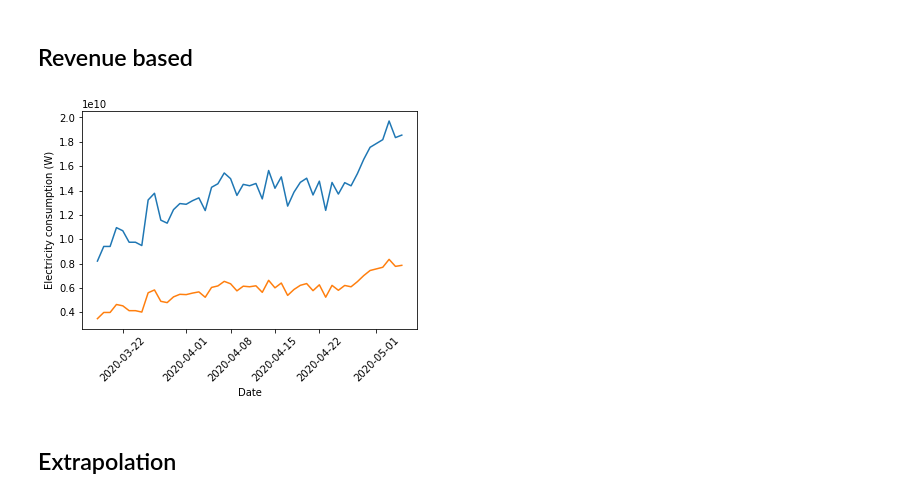
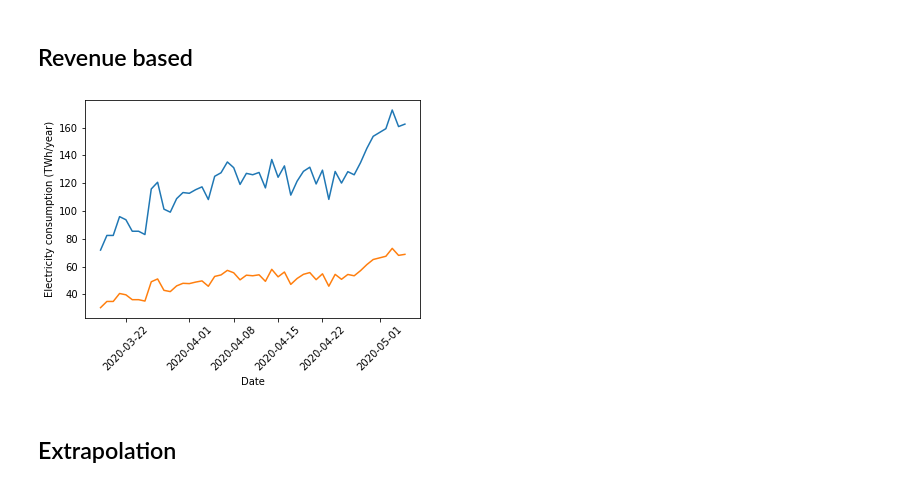
Before and after one commit to Lukasdeloose/sustainable_blockchain, a Jupyter notebook: data_analysis/energy_consumption.ipynb, the cells around one changed output. Cells and saved outputs as stored; diff of their text form; code cells hidden in the pictures.

Commit message:
W to TWh/year

```diff
--- a/data_analysis/energy_consumption.ipynb
+++ b/data_analysis/energy_consumption.ipynb
@@ -311,8 +307,8 @@ def revenue_based_estimation(data):
         revenue_data = revenue_data[~revenue_data.isnull().any(axis=1)].copy()
         revenue_data['revenue_per_sec'] = revenue_data['price']*revenue_data['block_reward']/revenue_data['block_time']
 
-        revenue_data['estimate'] = revenue_data['revenue_per_sec']/avg_electricity_price
-        revenue_data['upper_bound'] = revenue_data['revenue_per_sec']/min_electricity_price
+        revenue_data['estimate'] = revenue_data['revenue_per_sec']/avg_electricity_price*W_to_TWh
+        revenue_data['upper_bound'] = revenue_data['revenue_per_sec']/min_electricity_price*W_to_TWh
 
         bounds.append(revenue_data[['estimate','upper_bound', 'market_cap']])
 
@@ -475,12 +464,12 @@ The contribution of ethereum and bitcoin to the total is minimum 0.9191470228710
 # %%
 plt.plot(dates, revenue_bounds_total['upper'])
 plt.plot(dates, revenue_bounds_total['estimate'])
 plt.xticks(rotation=45)
-plt.ylabel("Electricity consumption (W)")
+plt.ylabel("Electricity consumption (TWh/year)")
 plt.xlabel("Date")
 plt.show()
 # %% [output]
-[figure, old version]
+[figure, new version]
 # %% [markdown]
 ## Extrapolation
 # %% [markdown]
```
Also changed, not shown: parts of 20 cells of this notebook, 3 other files.
